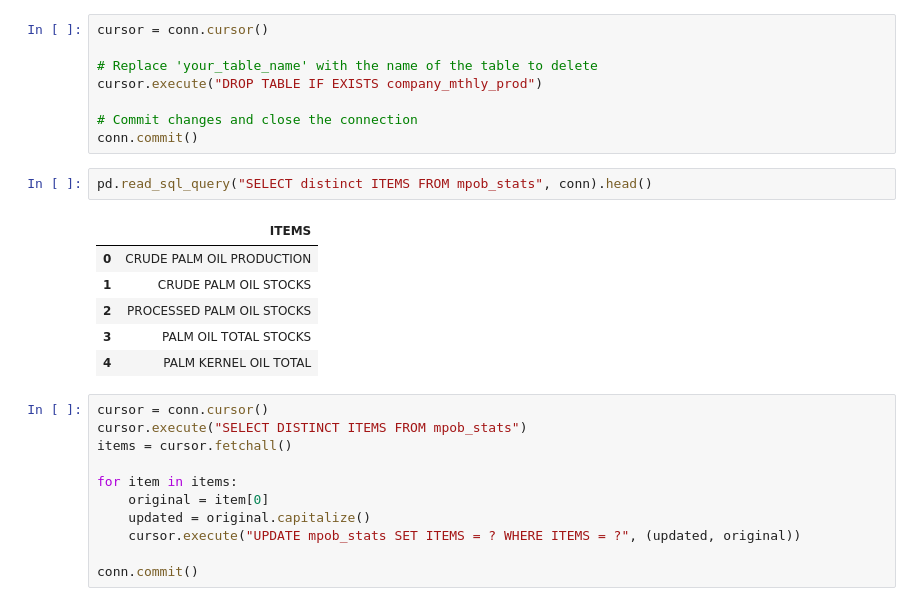
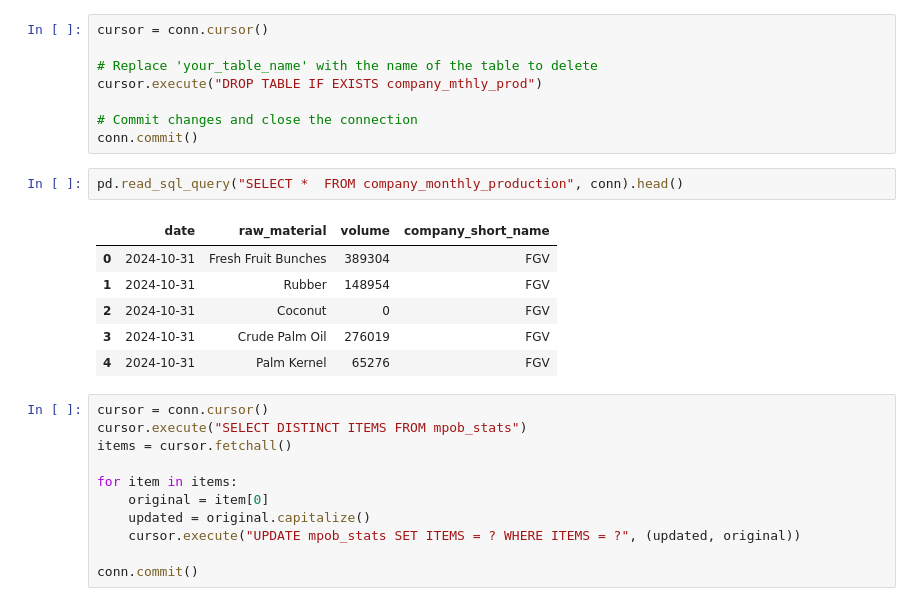
Before and after one commit to derrickgzq/bursa_palmai, a Jupyter notebook: draft.ipynb, the cells around one changed output. Saved outputs shown, nothing was run; the diff lists cells and outputs as text.

```diff
--- a/draft.ipynb
+++ b/draft.ipynb
@@ -140,14 +140,14 @@ cursor.execute("DROP TABLE IF EXISTS company_mthly_prod")
 # Commit changes and close the connection
 conn.commit()
 # %%
-pd.read_sql_query("SELECT distinct ITEMS FROM mpob_stats", conn).head()
+pd.read_sql_query("SELECT *  FROM company_monthly_production", conn).head()
 # %% [output]
-|  | ITEMS |
-| 0 | CRUDE PALM OIL PRODUCTION |
-| 1 | CRUDE PALM OIL STOCKS |
-| 2 | PROCESSED PALM OIL STOCKS |
-| 3 | PALM OIL TOTAL STOCKS |
-| 4 | PALM KERNEL OIL TOTAL |
+|  | date | raw_material | volume | company_short_name |
+| 0 | 2024-10-31 | Fresh Fruit Bunches | 389304 | FGV |
+| 1 | 2024-10-31 | Rubber | 148954 | FGV |
+| 2 | 2024-10-31 | Coconut | 0 | FGV |
+| 3 | 2024-10-31 | Crude Palm Oil | 276019 | FGV |
+| 4 | 2024-10-31 | Palm Kernel | 65276 | FGV |
 # %%
 cursor = conn.cursor()
 cursor.execute("SELECT DISTINCT ITEMS FROM mpob_stats")
```
Also changed, not shown: parts of 1 cell of this notebook, 3 other files.
